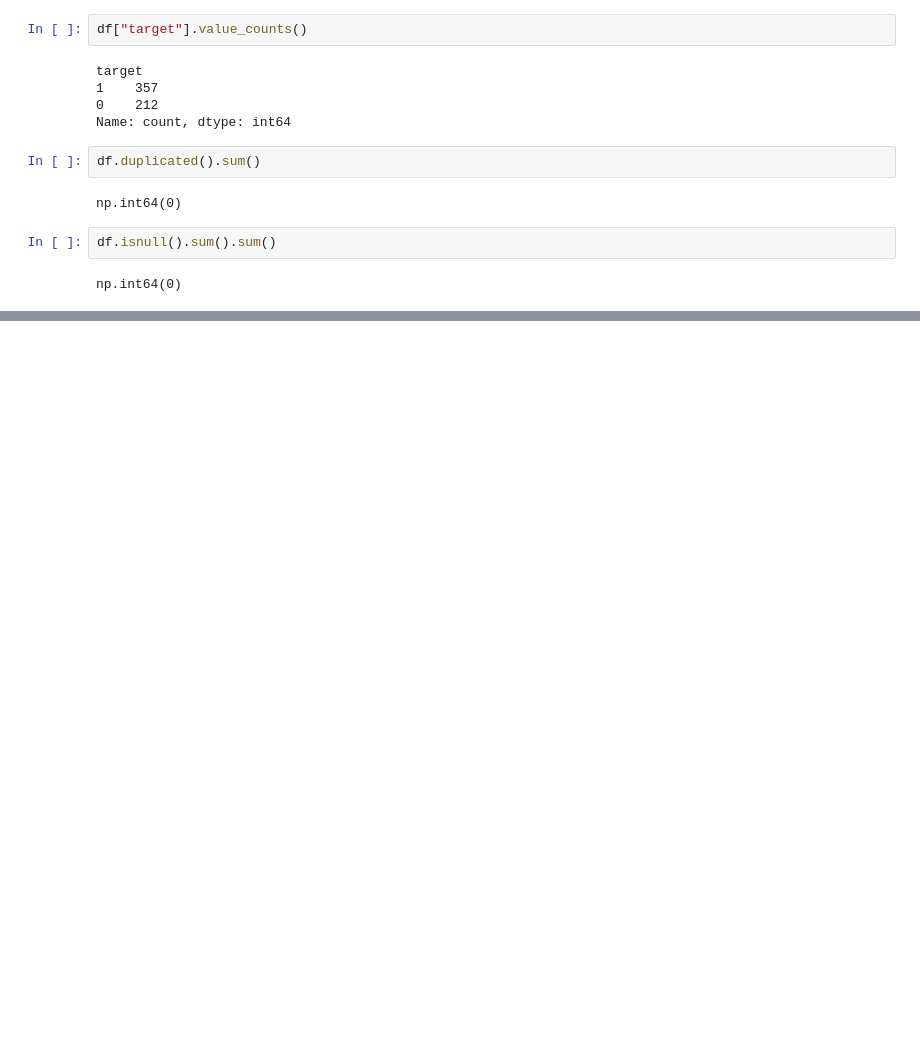
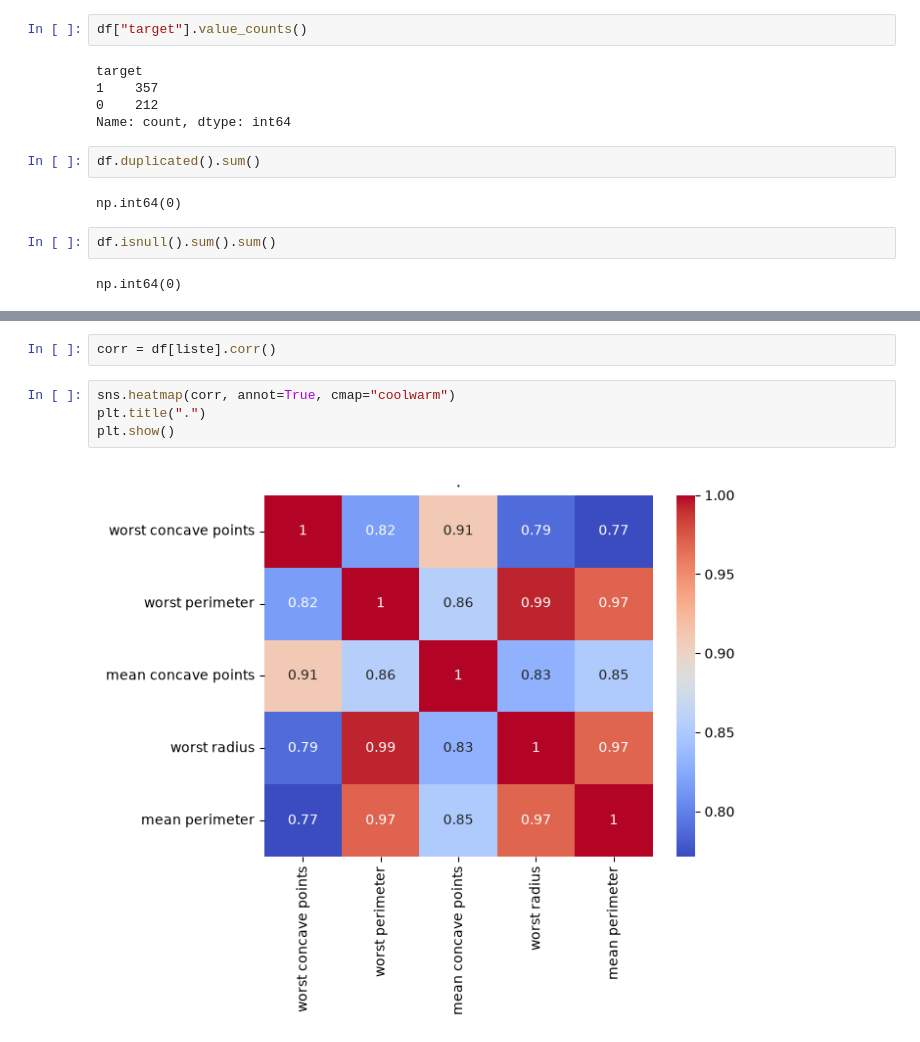
Before and after one commit to yassinehq/Breast-cancer-ml, a Jupyter notebook: notebooks/01_breast_cancer_classification.ipynb, the cells around one changed output, grey strips where cells are left out. Cells and saved outputs as stored; diff of their text form; blank space fills up the shorter version.

```diff
--- a/notebooks/01_breast_cancer_classification.ipynb
+++ b/notebooks/01_breast_cancer_classification.ipynb
@@ -59,0 +121,8 @@ np.int64(0)
+# %%
+corr = df[liste].corr()
+# %%
+sns.heatmap(corr, annot=True, cmap="coolwarm")
+plt.title(".")
+plt.show()
+# %% [output]
+[figure, added]
```
Also changed, not shown: parts of 8 cells of this notebook.
